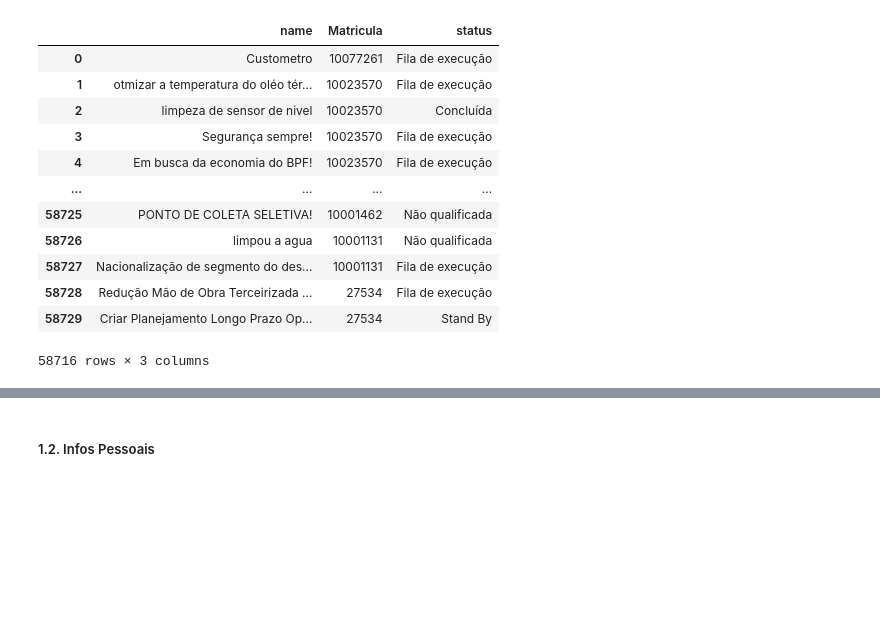
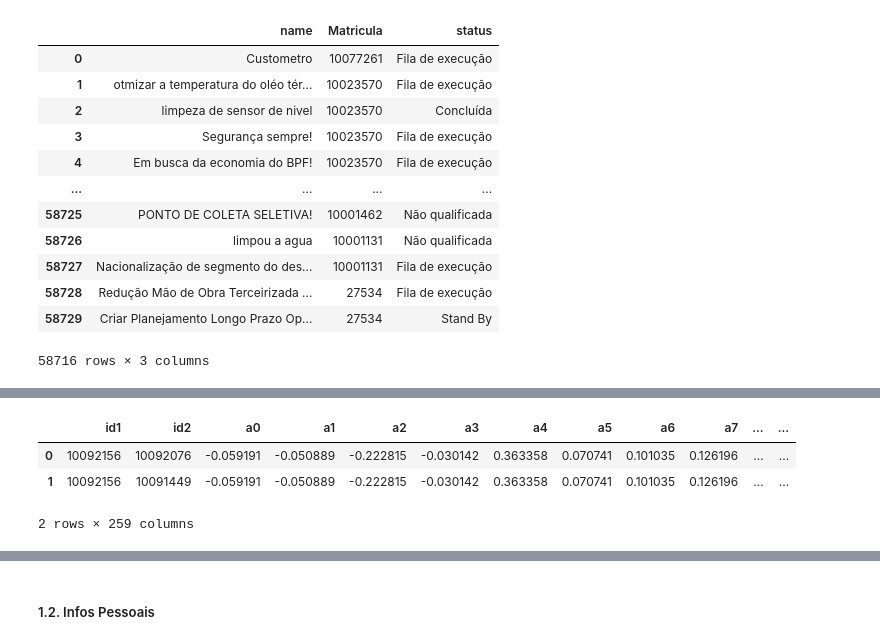
Before and after one commit to vinciusb/TP3-ML, a Jupyter notebook: tp.ipynb, the cells around one changed output, grey strips where cells are left out. Drawn from its saved outputs; the diff is of its cells as text; code cells hidden in the pictures; blank space fills up the shorter version.

```diff
--- a/tp.ipynb
+++ b/tp.ipynb
@@ -192,0 +274,17 @@ status
+# %%
+from typing import Dict
+
+# A hash map mapping workers registration ID to their embedding vector
+funcs : Dict[int, np.array] = {}
+
+with open(NBNE_FILE, mode="r") as file:
+    lines = file.readlines()
+
+    # For each worker
+    for line in lines[1:]:
+        data = line.split(" ")
+        # Each worker, mapped by its ID stores its embedding
+        funcs[int(data[0])] = np.array(data[1:]).astype(np.float64)
+
+# Stores all the workers registration IDs
+funcsID = funcs.keys()
@@ -192,0 +297,31 @@ status
+# %%
+RELATIONS_FILE = f"./data/out/relations-{NBNE_DIM}.csv"
+
+def writeArrInCsv(arr: np.array, file, sep: str):
+    for el in arr:
+        file.write(f"{el}{sep}")
+
+# If the file doesn't exists, creates it
+if not exists(RELATIONS_FILE):
+    with open(RELATIONS_FILE, "w+") as file:
+        # Writes the column names of the data
+        file.write("id1,id2,")
+        for i in range(NBNE_DIM): file.write(f"a{i},")
+        for i in range(NBNE_DIM): file.write(f"b{i},")
+        file.write("quality\n")
+
+        # For each worker interaction in the graph
+        for edge in G.edges():
+            file.write(f"{edge[0]},{edge[1]},")
+            writeArrInCsv(funcs[edge[0]], file, sep=",")
+            writeArrInCsv(funcs[edge[1]], file, sep=",")
+            file.write(f"{G[edge[0]][edge[1]]['weight']}\n")
+
+#
+relations = pd.read_csv(RELATIONS_FILE, sep=",")
+relations.head(2)
+# %% [output]
+|  | id1 | id2 | a0 | a1 | a2 | a3 | a4 | a5 | a6 | a7 | ... | ... |
+| 0 | 10092156 | 10092076 | -0.059191 | -0.050889 | -0.222815 | -0.030142 | 0.363358 | 0.070741 | 0.101035 | 0.126196 | ... | ... |
+| 1 | 10092156 | 10091449 | -0.059191 | -0.050889 | -0.222815 | -0.030142 | 0.363358 | 0.070741 | 0.101035 | 0.126196 | ... | ... |
+2 rows × 259 columns
```
Also changed, not shown: parts of 41 cells of this notebook.
